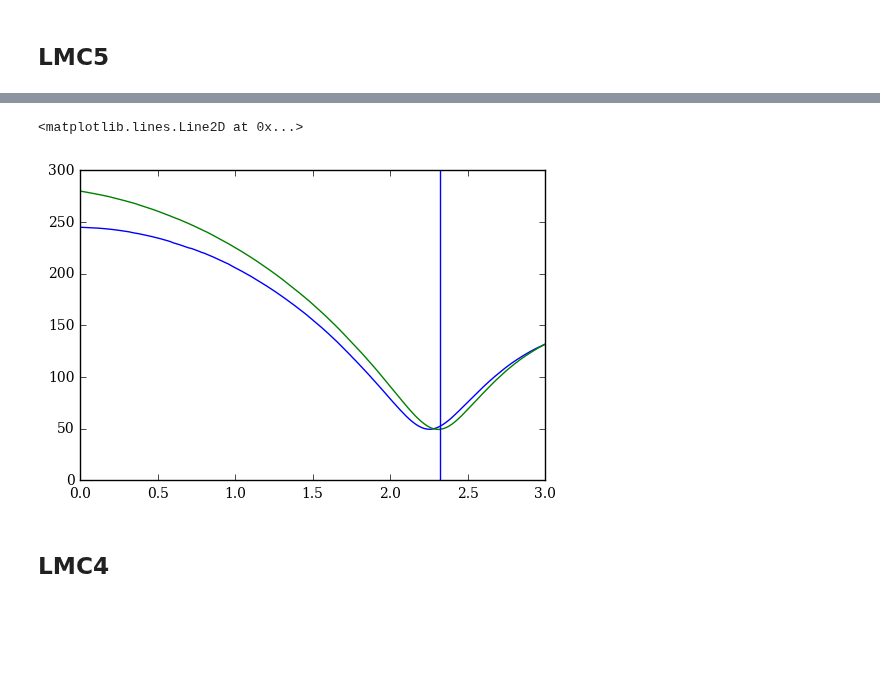
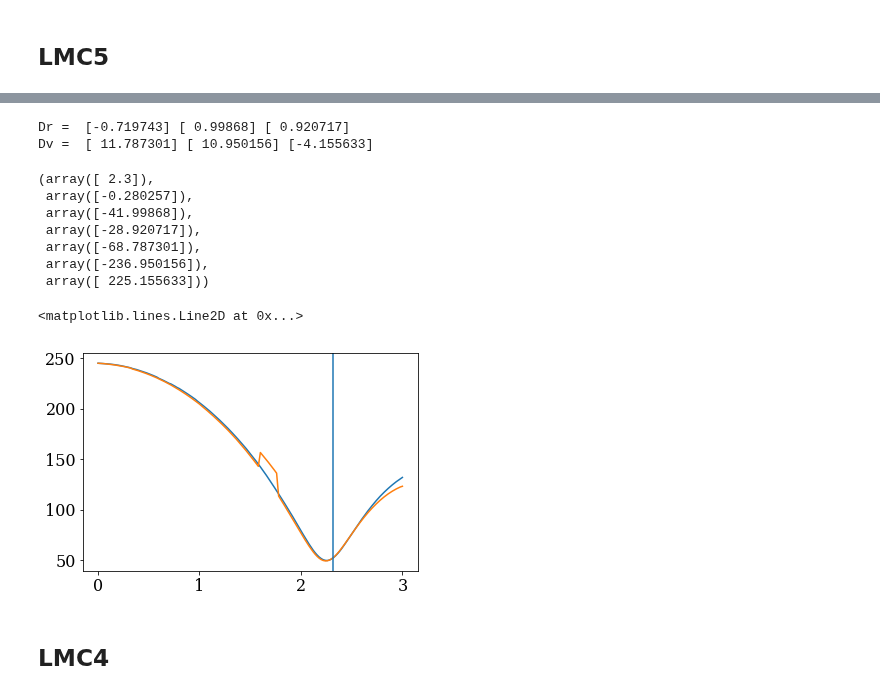
Before and after one commit to jngaravitoc/LMC-MW, a Jupyter notebook: code/LMC_orbit/LMC_orbits.ipynb, the cells around one changed output, grey strips where cells are left out. Cells and saved outputs as stored; diff of their text form; code cells hidden in the pictures; blank space fills up the shorter version.

Commit message:
new sim orbits

```diff
--- a/code/LMC_orbit/LMC_orbits.ipynb
+++ b/code/LMC_orbit/LMC_orbits.ipynb
@@ -133,14 +162,27 @@ best_values(t5, x_sat-x_gal, y_sat-y_gal, z_sat-z_gal, vx_sat-vx_gal, vy_sat-vy_
  array([-62.349816]),
  array([-239.110822]),
  array([ 225.077729]))
+# %%
+t5_2, R_gal5_2,  x_sat, y_sat, z_sat, x_gal, y_gal, z_gal, Vgal, vx_sat, vy_sat, vz_sat, vx_gal, vy_gal, vz_gal = reading_Nbody('LMC5_40Mb0_orbit.txt')
+best_values(t5_2, x_sat-x_gal, y_sat-y_gal, z_sat-z_gal, vx_sat-vx_gal, vy_sat-vy_gal, vz_sat-vz_gal)
+# %% [output]
+Dr =  [-0.719743] [ 0.99868] [ 0.920717]
+Dv =  [ 11.787301] [ 10.950156] [-4.155633]
+(array([ 2.3]),
+ array([-0.280257]),
+ array([-41.99868]),
+ array([-28.920717]),
+ array([-68.787301]),
+ array([-236.950156]),
+ array([ 225.155633]))
 # %%
 plot(t5, R_gal5)
-plot(t6, R_gal6)
+plot(t5_2, R_gal5_2)
 
 axvline(2.32)
 # %% [output]
 <matplotlib.lines.Line2D at 0x...>
-[figure, old version]
+[figure, new version]
 # %% [markdown]
 ## LMC4
 # %%
```
Also changed, not shown: parts of 10 cells of this notebook.
